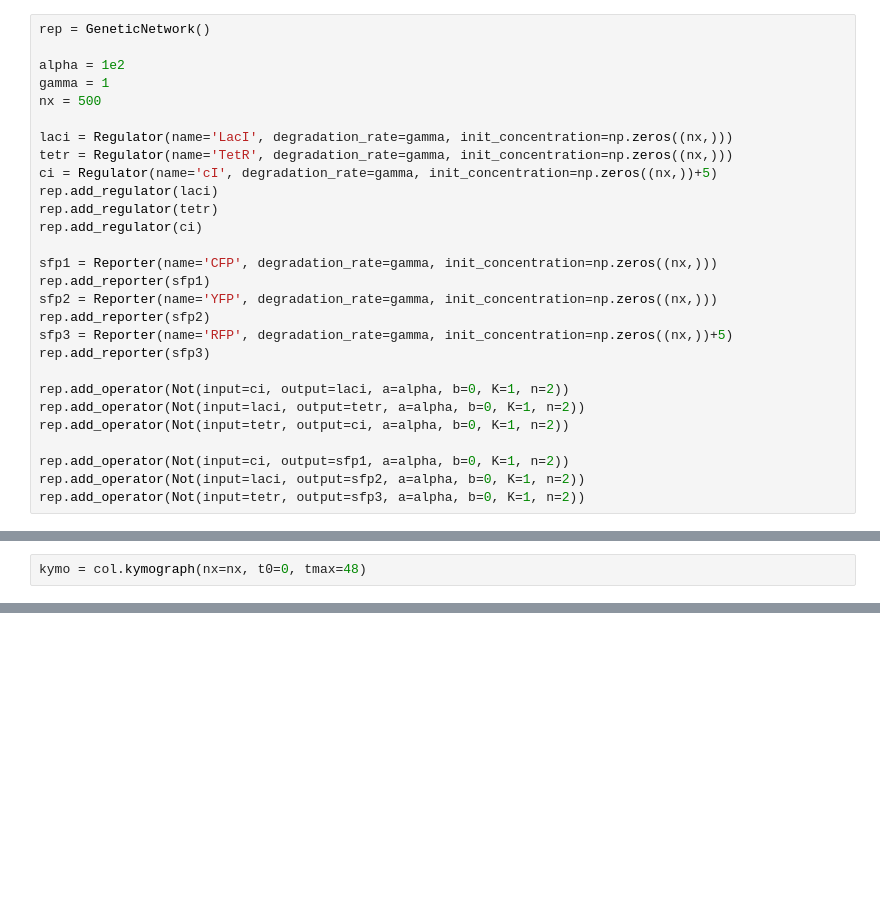
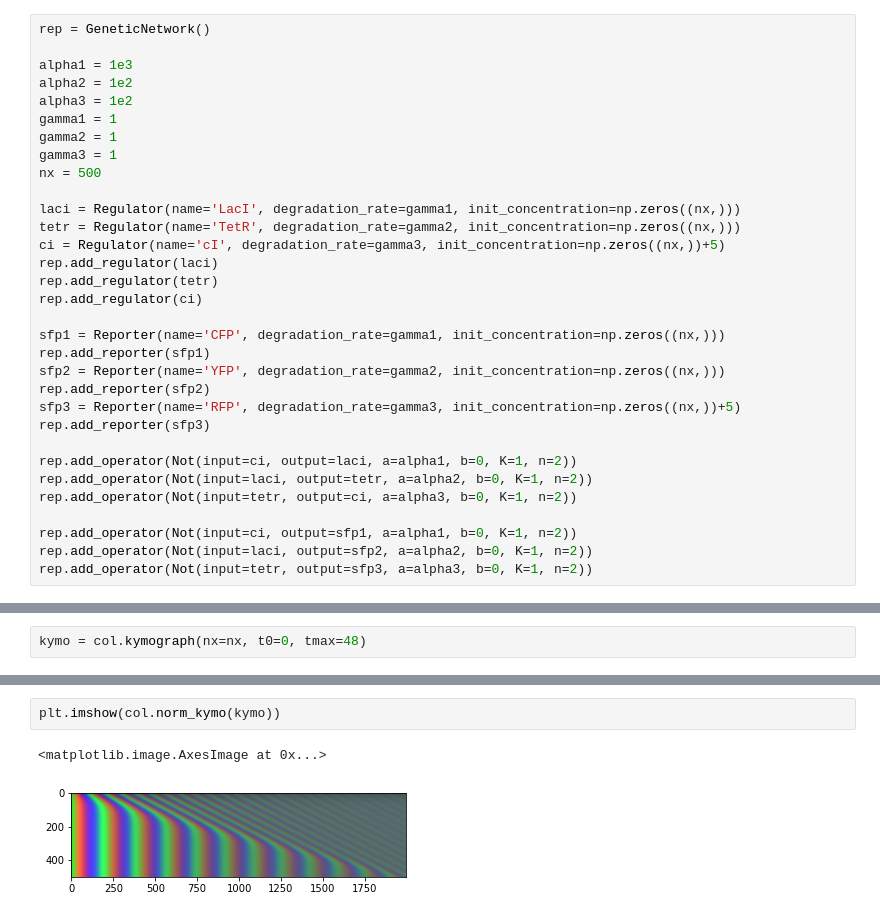
Before and after one commit to RudgeLab/LOICA, a Jupyter notebook: notebooks/Kymograph.ipynb, the cells around one changed output, grey strips where cells are left out. Saved outputs shown, nothing was run; the diff lists cells and outputs as text; blank space fills up the shorter version.

```diff
--- a/notebooks/Kymograph.ipynb
+++ b/notebooks/Kymograph.ipynb
@@ -5,31 +5,35 @@ import numpy as np
 # %%
 rep = GeneticNetwork()
 
-alpha = 1e2
-gamma = 1
+alpha1 = 1e3
+alpha2 = 1e2
+alpha3 = 1e2
+gamma1 = 1
+gamma2 = 1
+gamma3 = 1
 nx = 500
 
-laci = Regulator(name='LacI', degradation_rate=gamma, init_concentration=np.zeros((nx,)))
-tetr = Regulator(name='TetR', degradation_rate=gamma, init_concentration=np.zeros((nx,)))
-ci = Regulator(name='cI', degradation_rate=gamma, init_concentration=np.zeros((nx,))+5)
+laci = Regulator(name='LacI', degradation_rate=gamma1, init_concentration=np.zeros((nx,)))
+tetr = Regulator(name='TetR', degradation_rate=gamma2, init_concentration=np.zeros((nx,)))
+ci = Regulator(name='cI', degradation_rate=gamma3, init_concentration=np.zeros((nx,))+5)
 rep.add_regulator(laci)
 rep.add_regulator(tetr)
 rep.add_regulator(ci)
 
-sfp1 = Reporter(name='CFP', degradation_rate=gamma, init_concentration=np.zeros((nx,)))
+sfp1 = Reporter(name='CFP', degradation_rate=gamma1, init_concentration=np.zeros((nx,)))
 rep.add_reporter(sfp1)
-sfp2 = Reporter(name='YFP', degradation_rate=gamma, init_concentration=np.zeros((nx,)))
+sfp2 = Reporter(name='YFP', degradation_rate=gamma2, init_concentration=np.zeros((nx,)))
 rep.add_reporter(sfp2)
-sfp3 = Reporter(name='RFP', degradation_rate=gamma, init_concentration=np.zeros((nx,))+5)
+sfp3 = Reporter(name='RFP', degradation_rate=gamma3, init_concentration=np.zeros((nx,))+5)
 rep.add_reporter(sfp3)
 
-rep.add_operator(Not(input=ci, output=laci, a=alpha, b=0, K=1, n=2))
-rep.add_operator(Not(input=laci, output=tetr, a=alpha, b=0, K=1, n=2))
-rep.add_operator(Not(input=tetr, output=ci, a=alpha, b=0, K=1, n=2))
+rep.add_operator(Not(input=ci, output=laci, a=alpha1, b=0, K=1, n=2))
+rep.add_operator(Not(input=laci, output=tetr, a=alpha2, b=0, K=1, n=2))
+rep.add_operator(Not(input=tetr, output=ci, a=alpha3, b=0, K=1, n=2))
 
-rep.add_operator(Not(input=ci, output=sfp1, a=alpha, b=0, K=1, n=2))
-rep.add_operator(Not(input=laci, output=sfp2, a=alpha, b=0, K=1, n=2))
-rep.add_operator(Not(input=tetr, output=sfp3, a=alpha, b=0, K=1, n=2))
+rep.add_operator(Not(input=ci, output=sfp1, a=alpha1, b=0, K=1, n=2))
+rep.add_operator(Not(input=laci, output=sfp2, a=alpha2, b=0, K=1, n=2))
+rep.add_operator(Not(input=tetr, output=sfp3, a=alpha3, b=0, K=1, n=2))
 # %%
 col = Colony(rep, 1, 1)
 # %%
@@ -38,0 +46,5 @@ plt.imshow(col.map_kymo(col.norm_kymo(kymo)), aspect='auto')
+# %%
+plt.imshow(col.norm_kymo(kymo))
+# %% [output]
+<matplotlib.image.AxesImage at 0x...>
+[figure, added]
```
Also changed, not shown: parts of 5 cells of this notebook, 7 other files.
